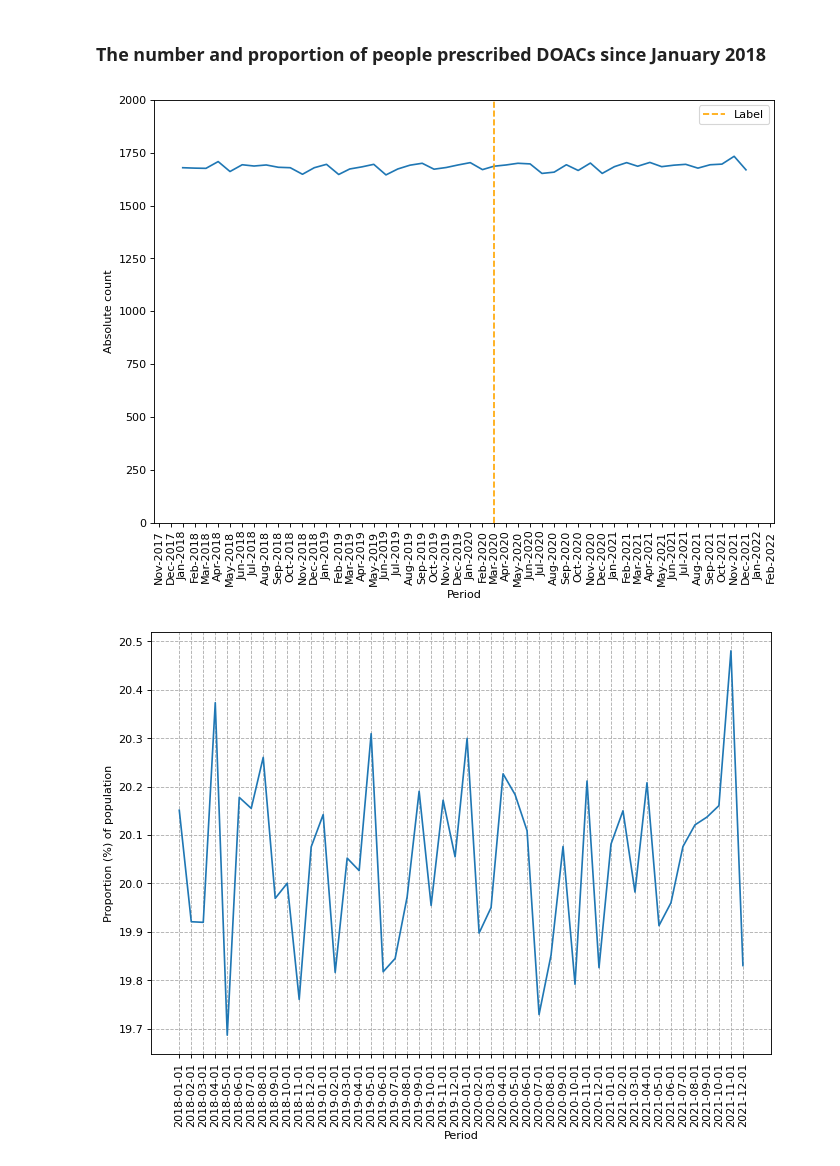
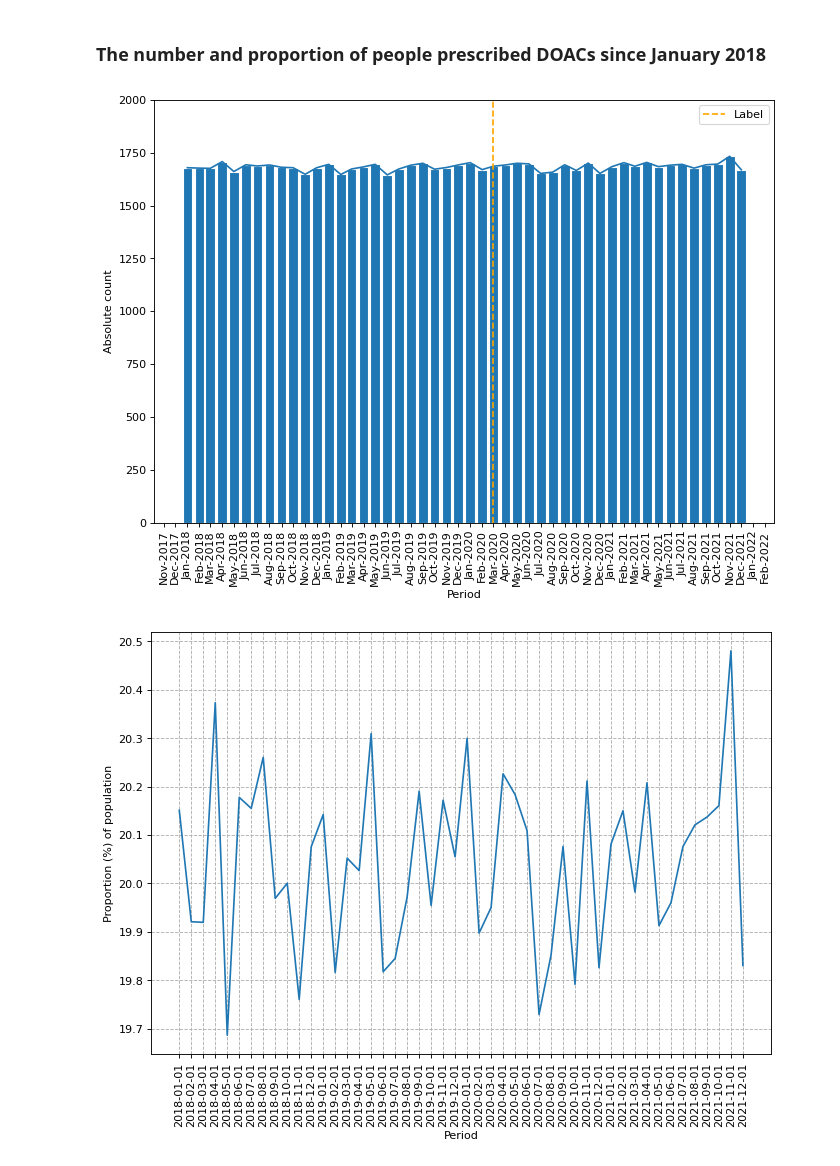
Before and after one commit to opensafely/doacs-covid19, a Jupyter notebook: analysis/report.ipynb, the cells around one changed output. Cells and saved outputs as stored; diff of their text form; code cells hidden in the pictures.

Commit message:
fix bar plot Width 1 when using datetimes was hiding this

```diff
--- a/analysis/report.ipynb
+++ b/analysis/report.ipynb
@@ -24,31 +24,31 @@ dtFmt = mdates.DateFormatter('%b-%Y')
 # %%
 all_df=pd.read_csv("../output/filtered/measure_doacs_by_sex_rate.csv", usecols=["date", "on_doac", "population"], parse_dates=["date"])
 summary_df=all_df.groupby(["date"], as_index=False)["on_doac"].sum()
 x1_coordinates=summary_df["date"]
 y1_coordinates=summary_df["on_doac"]
 plt.figure(figsize=(10,7), dpi=80)
-plt.bar(x1_coordinates, y1_coordinates, edgecolor='white', width=1)
+plt.bar(x1_coordinates, y1_coordinates, edgecolor='white',width=25)
 plt.plot(x1_coordinates, y1_coordinates)
 plt.ylabel('Absolute count')
 plt.xlabel('Period')
 #
 plt.gca().xaxis.set_major_locator(mdates.MonthLocator(interval=1))
 plt.gca().xaxis.set_major_formatter(dtFmt)
 plt.vlines(
         x=[pd.to_datetime("2020-03-01")],
         ymin=0,
         ymax=2000,
         colors="orange",
         ls="--",
         label="Label",
     )
 plt.ylim(bottom=0, top=2000)
 plt.xticks(rotation=90)
 plt.legend()
 plt.savefig(f'../output/filtered/plot_01_all_doacs_absolute.png')
 plt.show()
 # %% [output]
-[figure, old version]
+[figure, new version]
 # %%
 all_trend=pd.read_csv("../output/filtered/measure_doacs_by_sex_rate.csv", usecols=["date", "on_doac", "value", "population"])
 all_trend['value'] = 100 * all_trend['value']
```
Also changed, not shown: parts of 1 cell of this notebook.
